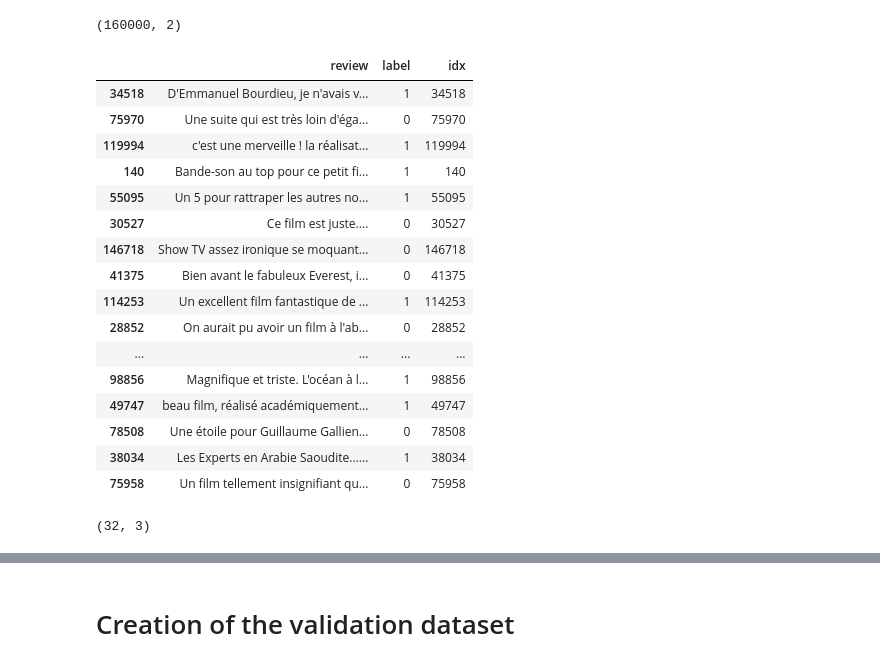
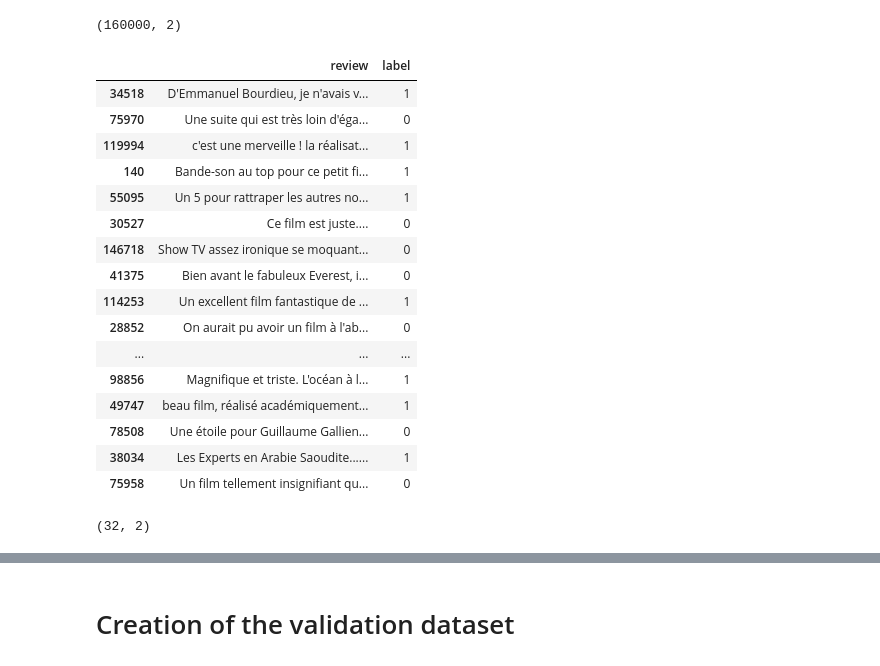
Before and after one commit to MathiasVigouroux/Project_NLP_MVA_23, a Jupyter notebook: Datasets/Allocine/CSV_creation.ipynb, the cells around one changed output, grey strips where cells are left out. Saved outputs shown, nothing was run; the diff lists cells and outputs as text; code cells hidden in the pictures.

```diff
--- a/Datasets/Allocine/CSV_creation.ipynb
+++ b/Datasets/Allocine/CSV_creation.ipynb
@@ -4,7 +4,7 @@ import json
 import pandas as pd
 
 # Read the parquet file
-table_train = pq.read_table('train.parquet')
+table_train = pq.read_table('../train.parquet')
 # Convert to a dictionary
 data_train = table_train.to_pydict()
 
@@ -22,29 +22,31 @@ data_train.shape
 (160000, 2)
 # %%
 train = data_train.sample(32,random_state=2280) # as in the paper, the train data is made out of 32 examples from the train data
-train['idx'] = train.index #they also use an idx column in their train data
+#train['idx'] =  train.index #they also use an idx column in their train data
+#train['idx'] = 'train' + train['idx'].astype('str')
+#train = train[['idx','review','label']]
 train.to_csv("train.csv", index=False)
 display(train)
 train.shape
 # %% [output]
-|  | review | label | idx |
-| 34518 | D'Emmanuel Bourdieu, je n'avais v... | 1 | 34518 |
-| 75970 | Une suite qui est très loin d'éga... | 0 | 75970 |
-| 119994 | c'est une merveille ! la réalisat... | 1 | 119994 |
-| 140 | Bande-son au top pour ce petit fi... | 1 | 140 |
-| 55095 | Un 5 pour rattraper les autres no... | 1 | 55095 |
-| 30527 | Ce film est juste.... | 0 | 30527 |
-| 146718 | Show TV assez ironique se moquant... | 0 | 146718 |
-| 41375 | Bien avant le fabuleux Everest, i... | 0 | 41375 |
-| 114253 | Un excellent film fantastique de ... | 1 | 114253 |
-| 28852 | On aurait pu avoir un film à l'ab... | 0 | 28852 |
-| ... | ... | ... | ... |
-| 98856 | Magnifique et triste. L'océan à l... | 1 | 98856 |
-| 49747 | beau film, réalisé académiquement... | 1 | 49747 |
-| 78508 | Une étoile pour Guillaume Gallien... | 0 | 78508 |
-| 38034 | Les Experts en Arabie Saoudite...... | 1 | 38034 |
-| 75958 | Un film tellement insignifiant qu... | 0 | 75958 |
+|  | review | label |
+| 34518 | D'Emmanuel Bourdieu, je n'avais v... | 1 |
+| 75970 | Une suite qui est très loin d'éga... | 0 |
+| 119994 | c'est une merveille ! la réalisat... | 1 |
+| 140 | Bande-son au top pour ce petit fi... | 1 |
+| 55095 | Un 5 pour rattraper les autres no... | 1 |
+| 30527 | Ce film est juste.... | 0 |
+| 146718 | Show TV assez ironique se moquant... | 0 |
+| 41375 | Bien avant le fabuleux Everest, i... | 0 |
+| 114253 | Un excellent film fantastique de ... | 1 |
+| 28852 | On aurait pu avoir un film à l'ab... | 0 |
+| ... | ... | ... |
+| 98856 | Magnifique et triste. L'océan à l... | 1 |
+| 49747 | beau film, réalisé académiquement... | 1 |
+| 78508 | Une étoile pour Guillaume Gallien... | 0 |
+| 38034 | Les Experts en Arabie Saoudite...... | 1 |
+| 75958 | Un film tellement insignifiant qu... | 0 |
-(32, 3)
+(32, 2)
 # %%
 train_test = pd.read_csv("train.csv") # ok it is reading it correctly.
 train_test
```
Also changed, not shown: parts of 6 cells of this notebook, 2 other files.
